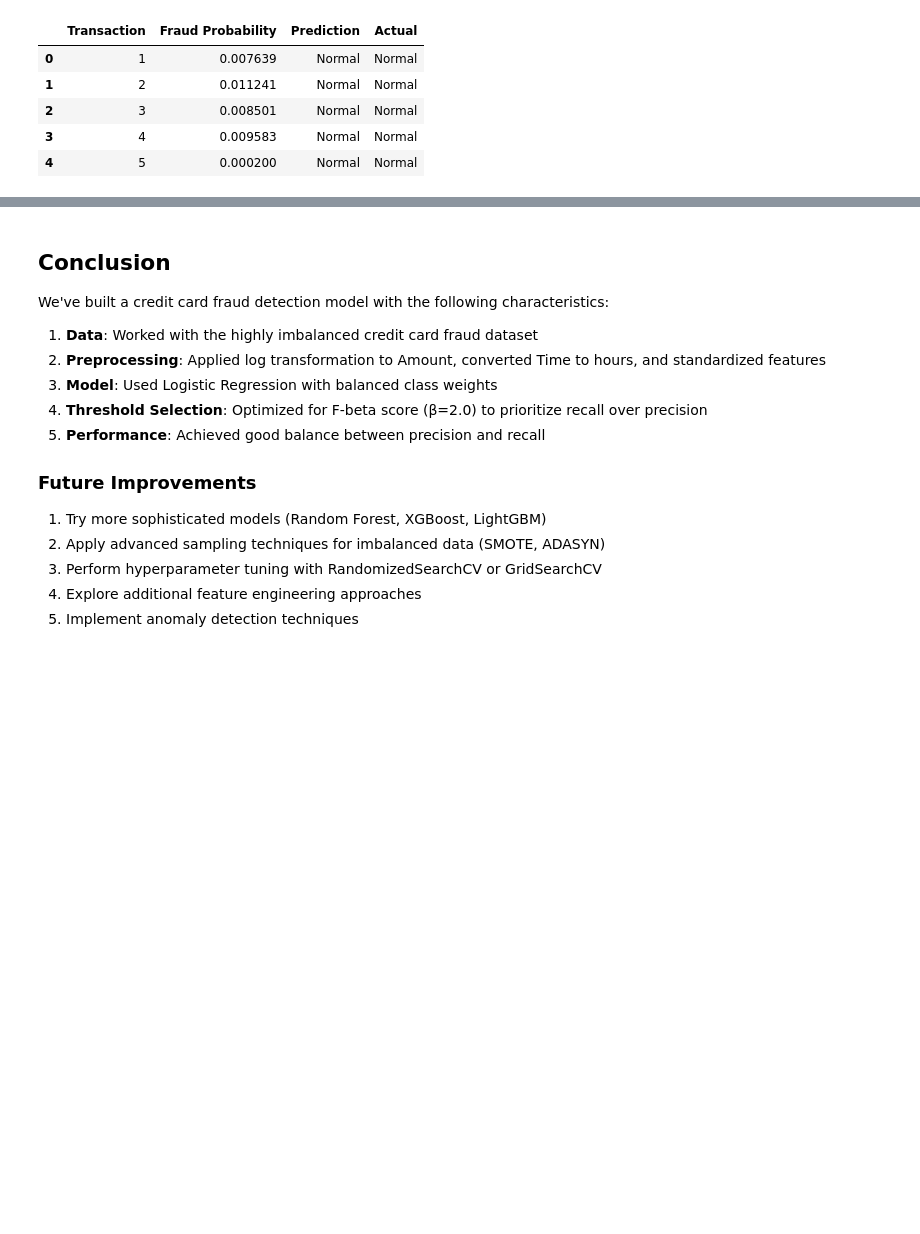
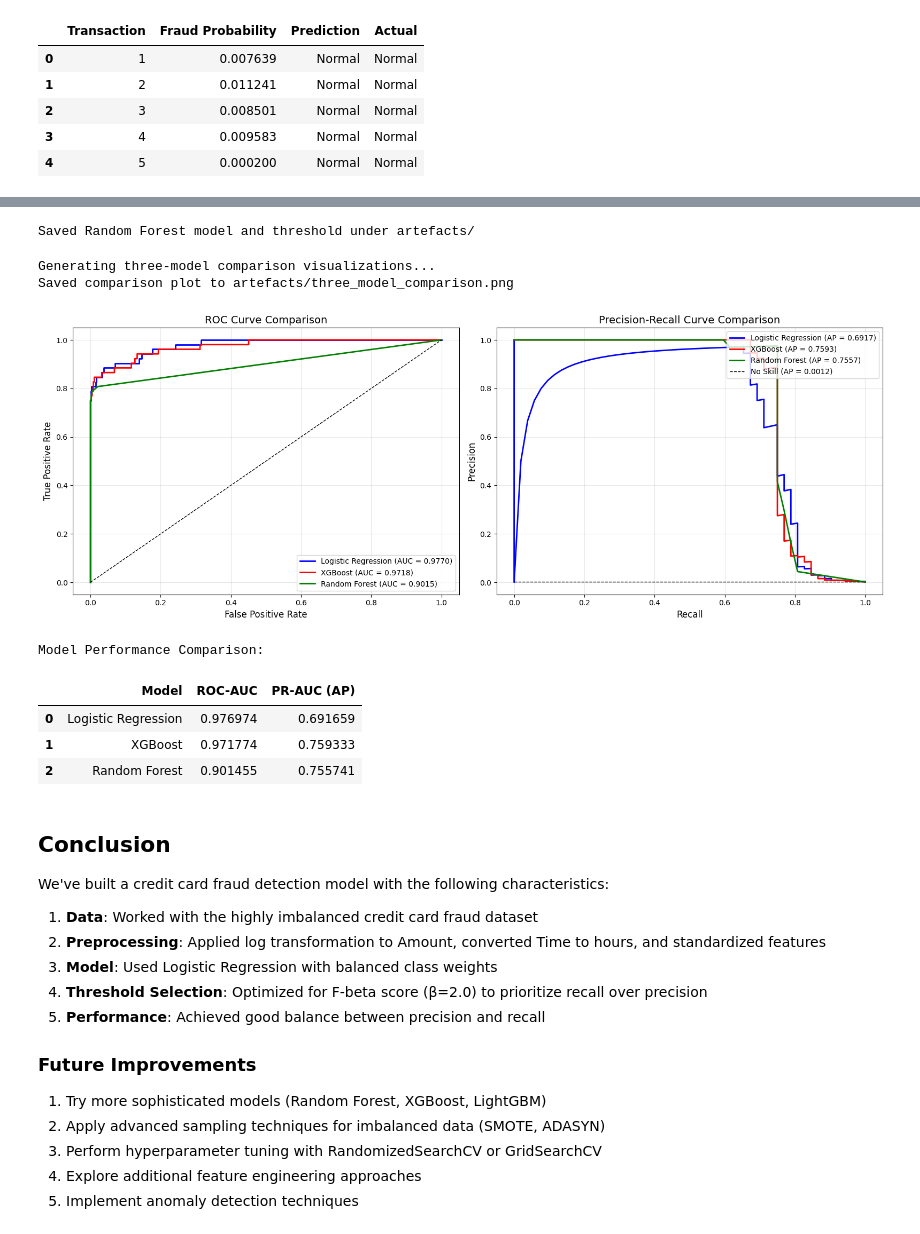
Before and after one commit to sahsangh/FinalProjectDataScience, a Jupyter notebook: finalProject.ipynb, the cells around one changed output, grey strips where cells are left out. Drawn from its saved outputs; the diff is of its cells as text; code cells hidden in the pictures; blank space fills up the shorter version.

```diff
--- a/finalProject.ipynb
+++ b/finalProject.ipynb
@@ -531,3 +913,28 @@ Loaded model and threshold: beta = 2.0, threshold = 0.9999
+# %%
+# Persist Random Forest model and threshold
+joblib.dump(rf_simple_pipe, artefact_dir / "rf_fraud_model.joblib")
+joblib.dump({"threshold": best_threshold_rf, "beta": beta}, artefact_dir / "threshold_rf.joblib")
+print(f"Saved Random Forest model and threshold under {artefact_dir}/")
+# %% [output]
+Saved Random Forest model and threshold under artefacts/
+# %%
+print("\nGenerating three-model comparison visualizations...")
+plot_three_model_comparison(
+    y_test,
+    y_test_proba,      # Logistic regression probabilities
+    y_test_proba_xgb,  # XGBoost probabilities
+    y_test_proba_rf,   # Random Forest probabilities
+    save_path=artefact_dir / "three_model_comparison.png"
+)
+# %% [output]
+Generating three-model comparison visualizations...
+Saved comparison plot to artefacts/three_model_comparison.png
+[figure, added]
+Model Performance Comparison:
+|  | Model | ROC-AUC | PR-AUC (AP) |
+| 0 | Logistic Regression | 0.976974 | 0.691659 |
+| 1 | XGBoost | 0.971774 | 0.759333 |
+| 2 | Random Forest | 0.901455 | 0.755741 |
 # %% [markdown]
 ## Conclusion
 
```
Also changed, not shown: parts of 11 cells of this notebook, 17 other files.
